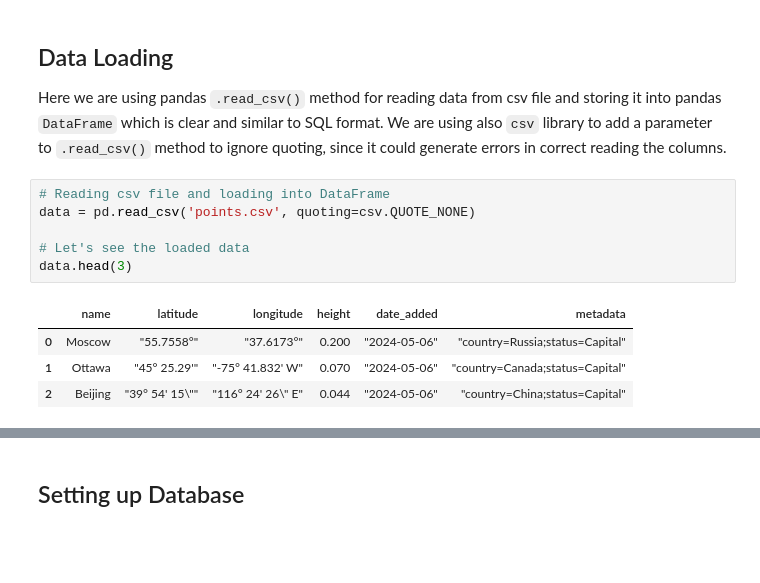
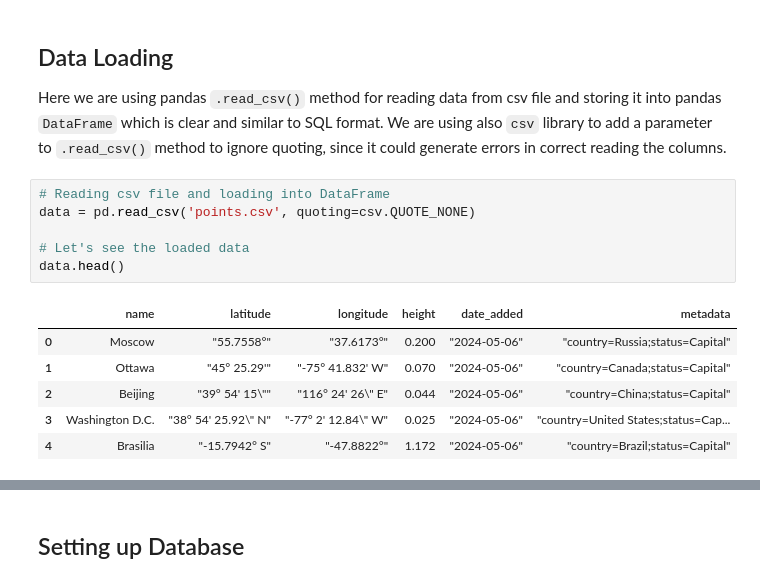
Before and after one commit to mweglowski/geo_circuit_calculation, a Jupyter notebook: main.ipynb, the cells around one changed output, grey strips where cells are left out. Drawn from its saved outputs; the diff is of its cells as text; blank space fills up the shorter version.

```diff
--- a/main.ipynb
+++ b/main.ipynb
@@ -19,11 +23,13 @@ Here we are using pandas `.read_csv()` method for reading data from csv file and
 # %%
 # Reading csv file and loading into DataFrame
 data = pd.read_csv('points.csv', quoting=csv.QUOTE_NONE)
 
 # Let's see the loaded data
-data.head(3)
+data.head()
 # %% [output]
 |  | name | latitude | longitude | height | date_added | metadata |
 | 0 | Moscow | "55.7558°" | "37.6173°" | 0.200 | "2024-05-06" | "country=Russia;status=Capital" |
 | 1 | Ottawa | "45° 25.29'" | "-75° 41.832' W" | 0.070 | "2024-05-06" | "country=Canada;status=Capital" |
 | 2 | Beijing | "39° 54' 15\"" | "116° 24' 26\" E" | 0.044 | "2024-05-06" | "country=China;status=Capital" |
+| 3 | Washington D.C. | "38° 54' 25.92\" N" | "-77° 2' 12.84\" W" | 0.025 | "2024-05-06" | "country=United States;status=Cap... |
+| 4 | Brasilia | "-15.7942° S" | "-47.8822°" | 1.172 | "2024-05-06" | "country=Brazil;status=Capital" |
```
Also changed, not shown: parts of 22 cells of this notebook, 2 other files.
